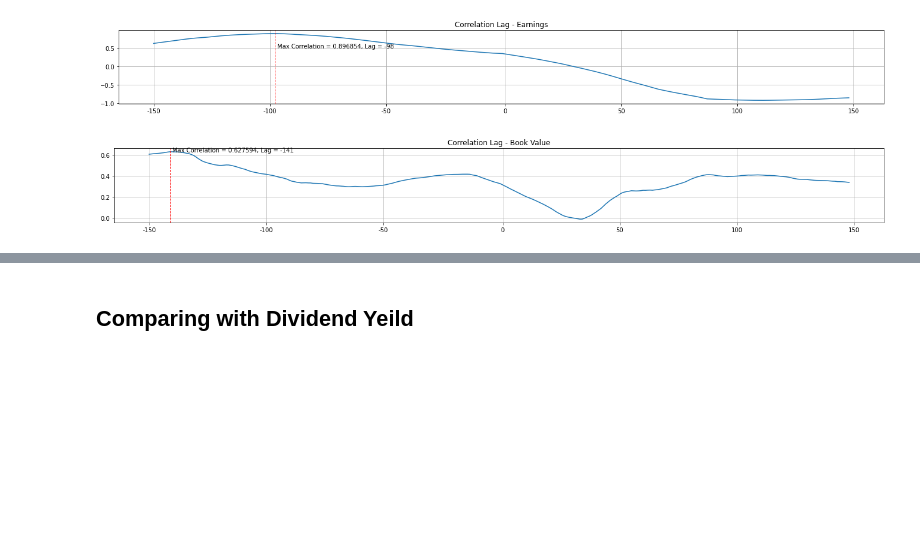
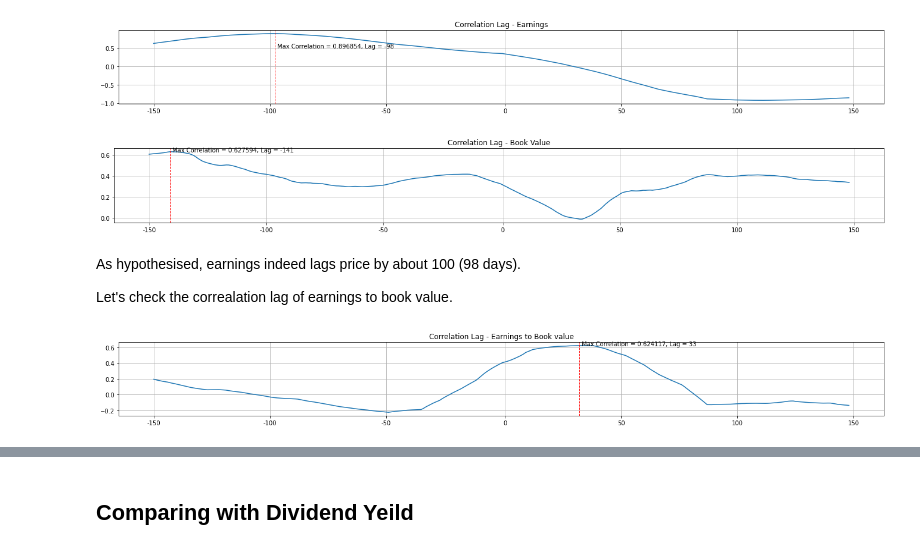
Before and after one commit to shayanrc/Mid-Covid-Market-Analysis, a Jupyter notebook: COVID NIFTY Analysis.ipynb, the cells around one changed output, grey strips where cells are left out. Saved outputs shown, nothing was run; the diff lists cells and outputs as text; code cells hidden in the pictures; blank space fills up the shorter version.

```diff
--- a/COVID NIFTY Analysis.ipynb
+++ b/COVID NIFTY Analysis.ipynb
@@ -309,3 +355,24 @@ ax.set_xticklabels([-150, -100, -50, 0, 50, 100, 150]);
 [figure]
 [figure]
 [figure]
+# %% [markdown]
+As hypothesised, earnings indeed lags price by about 100 (98 days).
+
+Let's check the correalation lag of earnings to book value.
+# %%
+rs = [lagged_crosscorr(pe_df['derived_book_value'],pe_df['derived_earnings'], lag) for lag in range(-150,150)]
+fig = plt.figure(figsize=(23,5))
+ax = fig.add_subplot(211)
+ax.plot(rs)
+ax.set_title('Correlation Lag - Earnings to Book value')
+argmax_corr = np.argmax(rs)
+ax.grid()
+plt.axvline(x=argmax_corr, color='r', linewidth=1.0, linestyle='--')
+plt.text(argmax_corr+1,
+         rs[argmax_corr],
+         'Max Correlation = %f, Lag = %.f'%(rs[argmax_corr],argmax_corr-150),
+         rotation=0)
+ax.set_xticks([0, 50, 100, 151, 201, 251, 301])
+ax.set_xticklabels([-150, -100, -50, 0, 50, 100, 150]);
+# %% [output]
+[figure, added]
```
Also changed, not shown: parts of 13 cells of this notebook.
